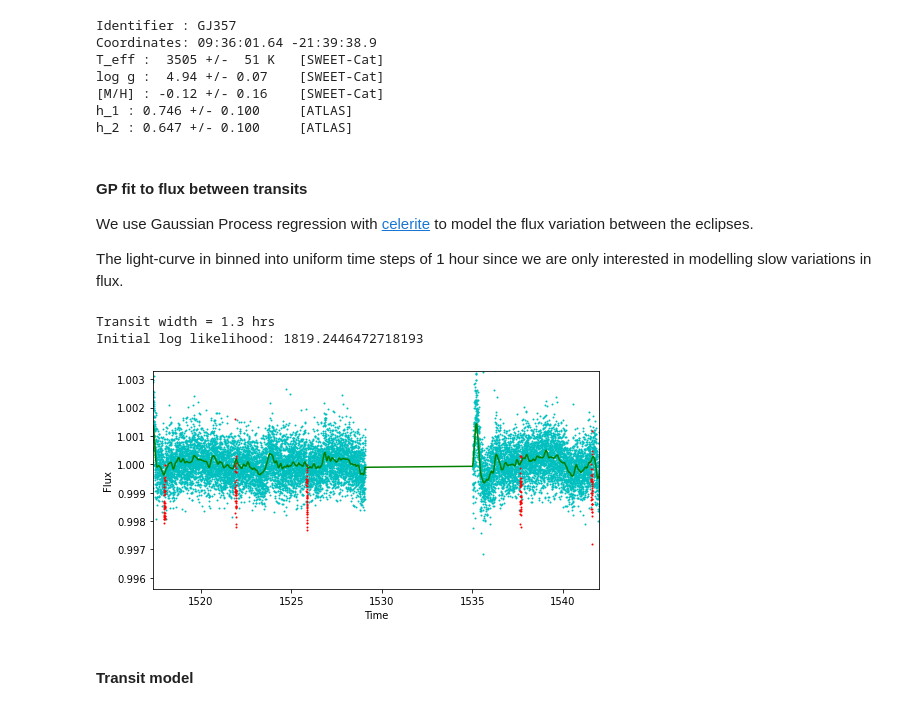
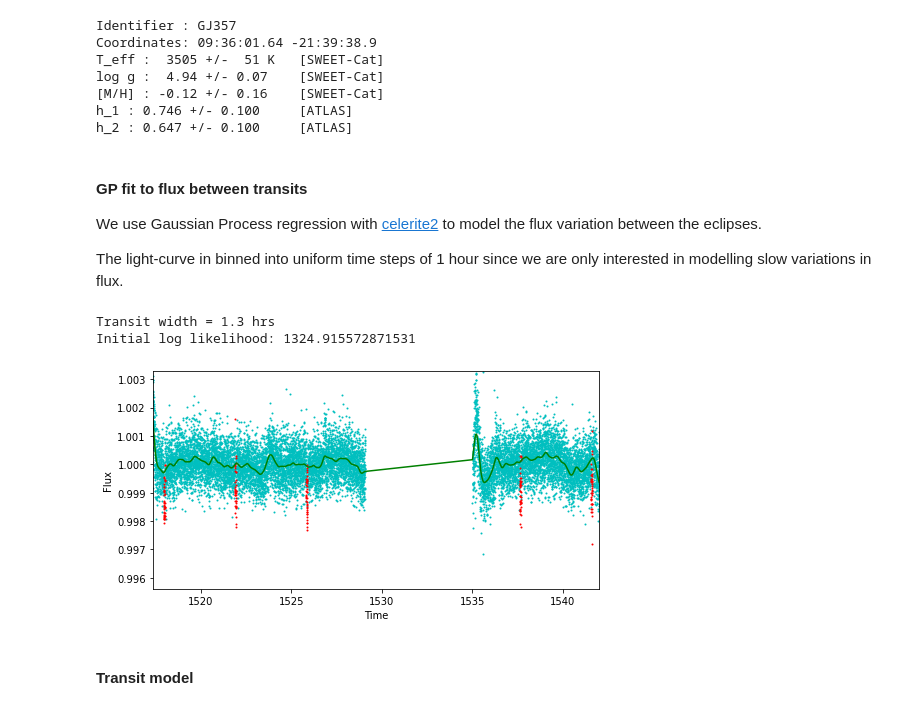
Before and after one commit to pmaxted/pycheops, a Jupyter notebook: pycheops/examples/Notebooks/TESS_fit_TOI562.1.ipynb, the cells around one changed output. Saved outputs shown, nothing was run; the diff lists cells and outputs as text; code cells hidden in the pictures.

```diff
--- a/pycheops/examples/Notebooks/TESS_fit_TOI562.1.ipynb
+++ b/pycheops/examples/Notebooks/TESS_fit_TOI562.1.ipynb
@@ -66,55 +66,64 @@ h_2 : 0.647 +/- 0.100     [ATLAS]
 # %% [markdown]
 #### GP fit to flux between transits
 
-We use Gaussian Process regression with [celerite](https://celerite.readthedocs.io/en/stable/) to model the flux variation between the eclipses.
+We use Gaussian Process regression with [celerite2](https://celerite2.readthedocs.io/en/stable/) to model the flux variation between the eclipses.
 
 The light-curve in binned into uniform time steps of 1 hour since we are only interested in modelling slow variations in flux.
 # %%
 pwidth = transit_width(1/aR,k,b)
 print('Transit width = {:0.1f} hrs'.format(pwidth*P*24))
 phase = phaser(tjd, P,T0,-0.25)
 mask_out = (abs(phase) > pwidth/2).nonzero()
 mask_in = (abs(phase) <= pwidth/2).nonzero()
 
 tjd_mo = tjd[mask_out]
 flux_mo = flux[mask_out]
 
-t_bin, f_bin, e_bin, n_bin = lcbin(tjd_mo, flux_mo,binwidth=1/24,nmin=8)
+t_bin, f_bin, e_bin, n_bin = lcbin(tjd_mo, flux_mo,binwidth=1/12,nmin=8)
 
-Q = 1.0
-w0 = 1.0
+Q = 1
+w0 = 1
 S0 = np.var(f_bin) / (w0 * Q)
-bounds = dict(log_S0=(-25, 5), log_Q=(-15, 15), log_omega0=(-15, 25))
-kernel = terms.SHOTerm(log_S0=np.log(S0), log_Q=np.log(Q), log_omega0=np.log(w0),
-                        bounds=bounds)
-bounds = dict(log_sigma=(-25, 5))
-kernel += terms.JitterTerm(log_sigma=-5,bounds=bounds)
-gp = celerite.GP(kernel, mean=1)
-gp.compute(t_bin, yerr=e_bin)  # You always need to call compute once.
+
+kernel = terms.SHOTerm(S0=S0, Q=Q, w0=w0)
+gp = celerite2.GaussianProcess(kernel, mean=1)
+gp.compute(t_bin, yerr=e_bin)
 print("Initial log likelihood: {0}".format(gp.log_likelihood(f_bin)))
-def neg_log_like(params, f_bin, gp):
-    gp.set_parameter_vector(params)
+
+def set_params(params, gp):
+    gp.mean = params[0]
+    theta = np.exp(params[1:])
+    gp.kernel = terms.SHOTerm(S0=theta[0], Q=theta[1], w0=theta[2])
+    return gp
+
+def neg_log_like(params, gp):
+    gp = set_params(params, gp)
+    gp.recompute(quiet=True)
     return -gp.log_likelihood(f_bin)
 
-initial_params = gp.get_parameter_vector()
-bounds = gp.get_parameter_bounds()
-result_gp = minimize(neg_log_like, initial_params, method="L-BFGS-B", bounds=bounds, args=(f_bin, gp))
-gp.set_parameter_vector(result_gp.x)
+initial_params = np.log([1, Q, w0, S0])
+bounds = ((-5,5),(-5, 5),(-5, 5),(-15, 15))
+soln = minimize(neg_log_like, initial_params, method="L-BFGS-B",
+                bounds=bounds,args=(gp))
+opt_gp = set_params(soln.x, gp)
+gp.recompute(quiet=True)
+
 pred_mean = gp.predict(f_bin, tjd,return_cov=False,return_var=False)
 
 fig1, ax1 = subplots(figsize=(8,4))
 ax1.scatter(tjd_mo,flux_mo,s=1,c='c')
+#ax1.errorbar(t_bin,f_bin,yerr=e_bin,ms=3,c='b')
 ax1.scatter(tjd[mask_in], flux[mask_in],s=1,c='r')
 ax1.plot(tjd, pred_mean, color='g',ms=2)
 ax1.set_xlim(min(tjd),max(tjd))
 ax1.set_ylim(1-5*flux.std()-k**2,1+5*flux.std())
 ax1.set_xlabel('Time')
 ax1.set_ylabel('Flux')
 flux_d = flux/pred_mean
 # %% [output]
 Transit width = 1.3 hrs
-Initial log likelihood: 1819.2446472718193
+Initial log likelihood: 1324.915572871531
-[figure, old version]
+[figure, new version]
 # %% [markdown]
 #### Transit model
 # %%
```
Also changed, not shown: parts of 11 cells of this notebook, 4 other files.
